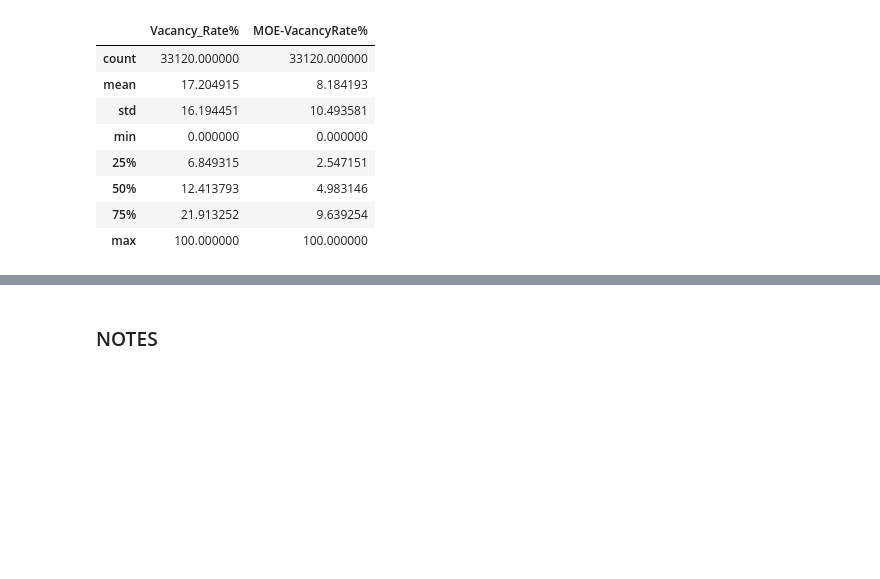
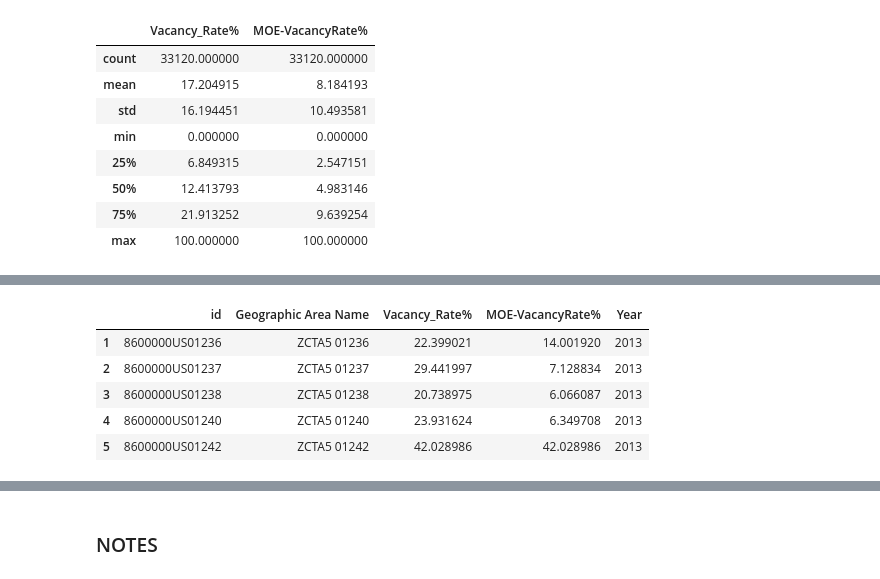
Before and after one commit to jjfrasca/Capstone_2, a Jupyter notebook: notebooks/2.0-jjf-initial-data-wrangling-zipcodeVacancy.ipynb, the cells around one changed output, grey strips where cells are left out. Cells and saved outputs as stored; diff of their text form; code cells hidden in the pictures; blank space fills up the shorter version.

```diff
--- a/notebooks/2.0-jjf-initial-data-wrangling-zipcodeVacancy.ipynb
+++ b/notebooks/2.0-jjf-initial-data-wrangling-zipcodeVacancy.ipynb
@@ -293,0 +346,9 @@ SyntaxError: unexpected EOF while parsing (<ipython-input-24-9fb384fa6ec1>, line
+# %%
+df_2013.head()
+# %% [output]
+|  | id | Geographic Area Name | Vacancy_Rate% | MOE-VacancyRate% | Year |
+| 1 | 8600000US01236 | ZCTA5 01236 | 22.399021 | 14.001920 | 2013 |
+| 2 | 8600000US01237 | ZCTA5 01237 | 29.441997 | 7.128834 | 2013 |
+| 3 | 8600000US01238 | ZCTA5 01238 | 20.738975 | 6.066087 | 2013 |
+| 4 | 8600000US01240 | ZCTA5 01240 | 23.931624 | 6.349708 | 2013 |
+| 5 | 8600000US01242 | ZCTA5 01242 | 42.028986 | 42.028986 | 2013 |
```
Also changed, not shown: parts of 24 cells of this notebook.
